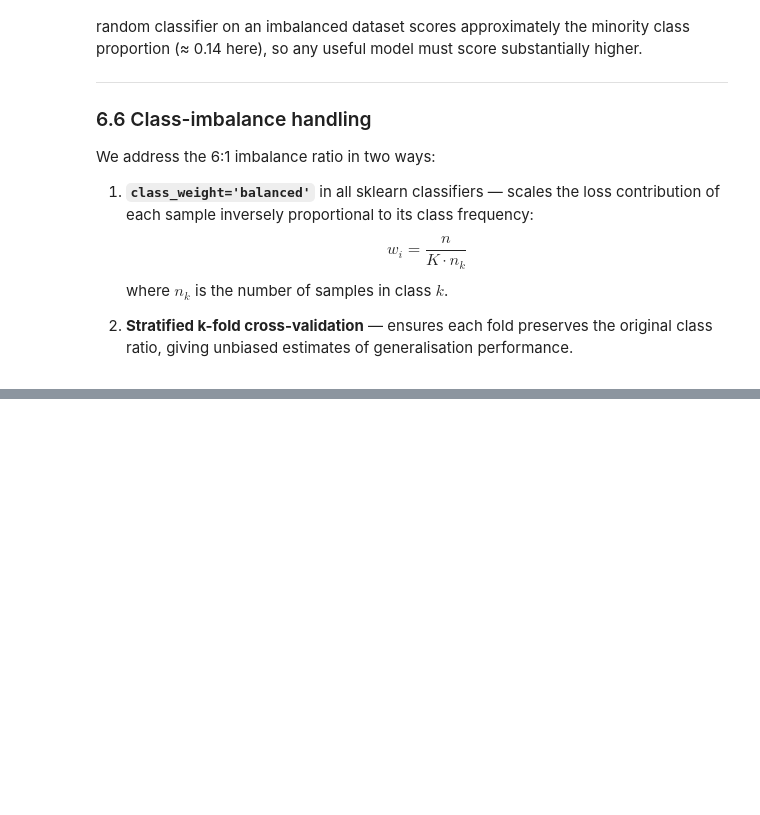
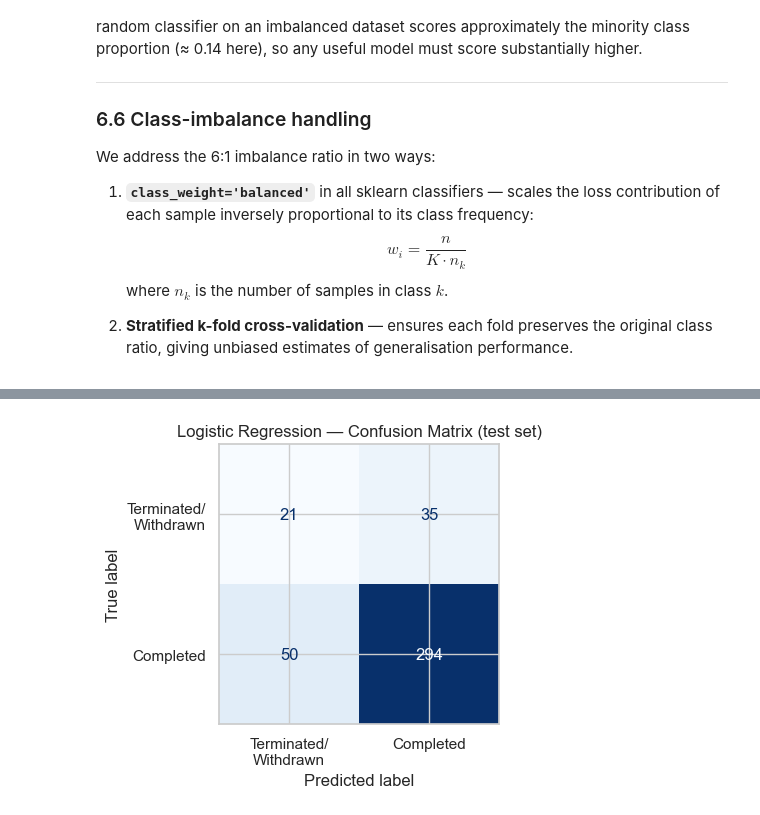
Before and after one commit to Momchil-Ivanov/Machine-Learning-May-2026, a Jupyter notebook: notebooks/main_analysis.ipynb, the cells around one changed output, grey strips where cells are left out. Cells and saved outputs as stored; diff of their text form; code cells hidden in the pictures; blank space fills up the shorter version.

Commit message:
add TF-IDF + logistic regression baseline

```diff
--- a/notebooks/main_analysis.ipynb
+++ b/notebooks/main_analysis.ipynb
@@ -488,0 +519,28 @@ We address the 6:1 imbalance ratio in two ways:
+# %%
+import warnings
+import numpy as np
+import pandas as pd
+import scipy.sparse as sp
+import matplotlib.pyplot as plt
+import seaborn as sns
+
+from sklearn.model_selection import train_test_split
+from sklearn.feature_extraction.text import TfidfVectorizer
+from sklearn.preprocessing import StandardScaler, LabelEncoder
+from sklearn.linear_model import LogisticRegression
+from sklearn.metrics import (
+    classification_report,
+    f1_score,
+    confusion_matrix,
+    ConfusionMatrixDisplay,
+    average_precision_score,
+)
+
+warnings.filterwarnings("ignore")
+
+# ── 1. Load processed data ────────────────────────────────────────────────────
+PROCESSED = "../data/processed/clean.csv"
+df = pd.read_csv(PROCESSED)
+
+print(f"Loaded {len(df):,} rows  |  columns: {list(df.columns)}")
+print(f"Label distribution:\n{df['label'].value_counts()}")
@@ -488,0 +642,11 @@ We address the 6:1 imbalance ratio in two ways:
+# %%
+# ── 8. Confusion matrix plot ─────────────────────────────────────────────────
+fig, ax = plt.subplots(figsize=(5, 4))
+cm = confusion_matrix(y_te, y_pred)
+disp = ConfusionMatrixDisplay(cm, display_labels=["Terminated/\nWithdrawn", "Completed"])
+disp.plot(ax=ax, colorbar=False, cmap="Blues")
+ax.set_title("Logistic Regression — Confusion Matrix (test set)")
+plt.tight_layout()
+plt.show()
+# %% [output]
+[figure, added]
```
Also changed, not shown: parts of 4 cells of this notebook.
